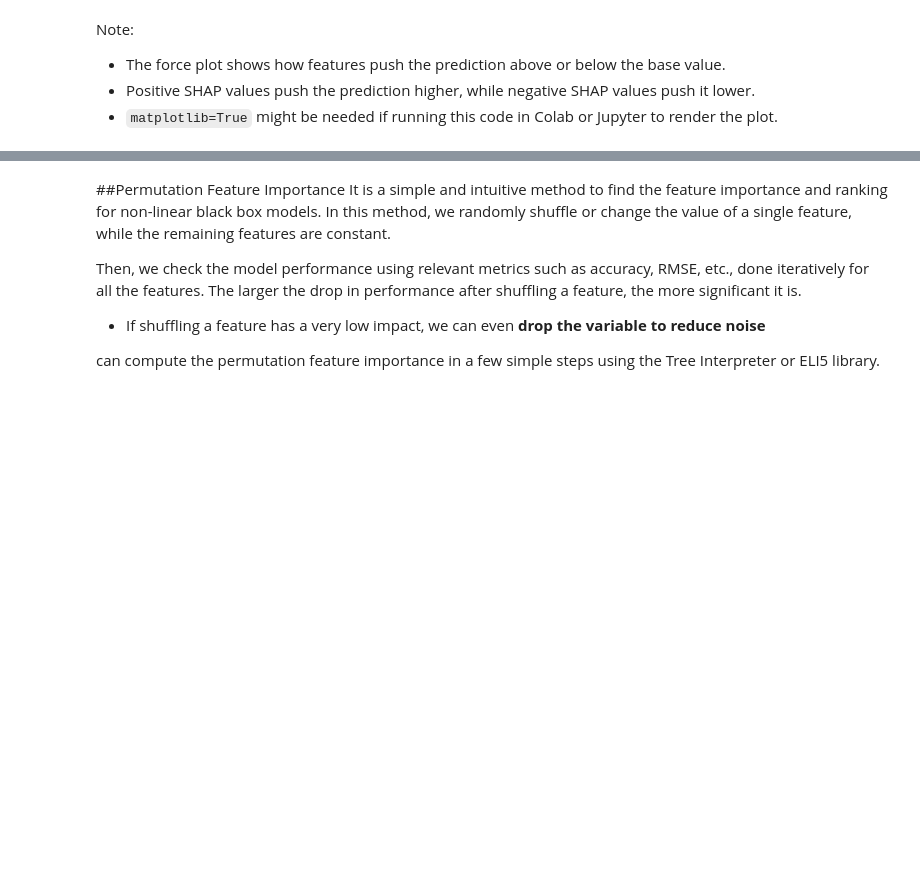
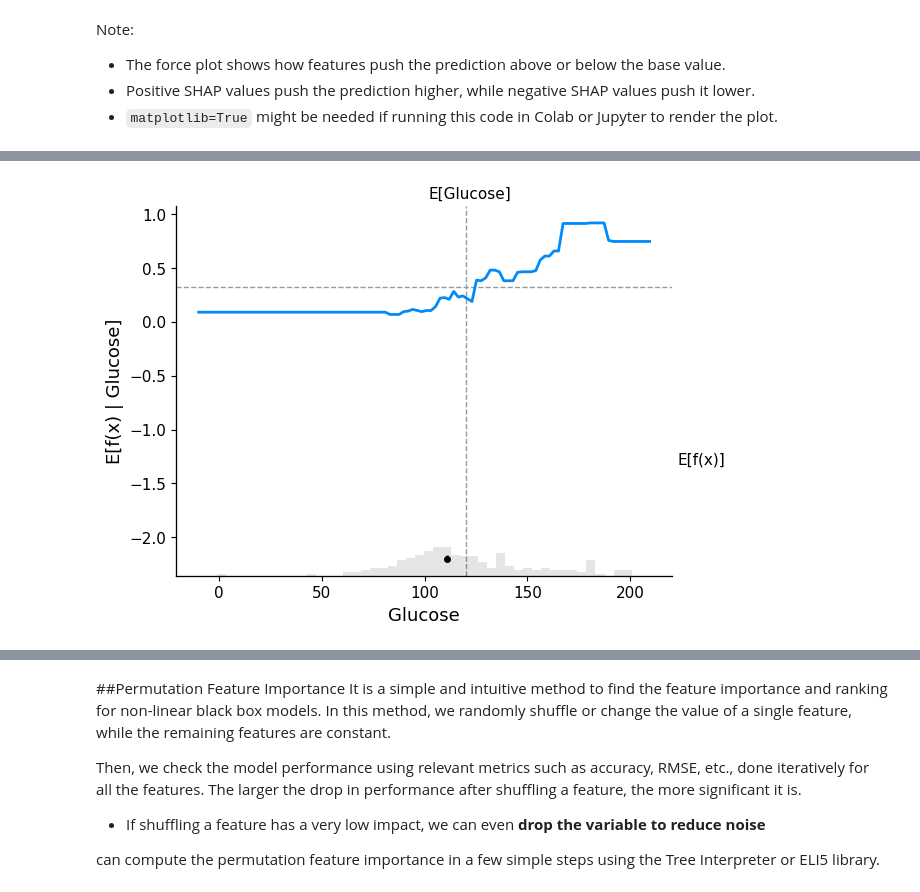
Before and after one commit to Piyumi22/XAI, a Jupyter notebook: SHAP_example_model.ipynb, the cells around one changed output, grey strips where cells are left out. Drawn from its saved outputs; the diff is of its cells as text; code cells hidden in the pictures; blank space fills up the shorter version.

```diff
--- a/SHAP_example_model.ipynb
+++ b/SHAP_example_model.ipynb
@@ -393,0 +300,24 @@ The Python partial dependence plot toolbox or PDPbox is a package that provides
+# %%
+# train XGBoost model
+import xgboost
+
+# explain the GAM model with SHAP
+explainer_xgb = shap.Explainer(model, X_test)
+shap_values_xgb = explainer_xgb(X_test)
+
+# # make a standard partial dependence plot
+sample_ind = 4
+
+# make a standard partial dependence plot with a single SHAP value overlaid
+fig, ax = shap.partial_dependence_plot(
+    "Glucose",
+    model.predict,
+    X_test,
+    model_expected_value=True,
+    feature_expected_value=True,
+    show=False,
+    ice=False,
+    shap_values=shap_values_xgb[sample_ind : sample_ind + 1, :],
+)
+# %% [output]
+[figure, added]
```
Also changed, not shown: parts of 25 cells of this notebook.
